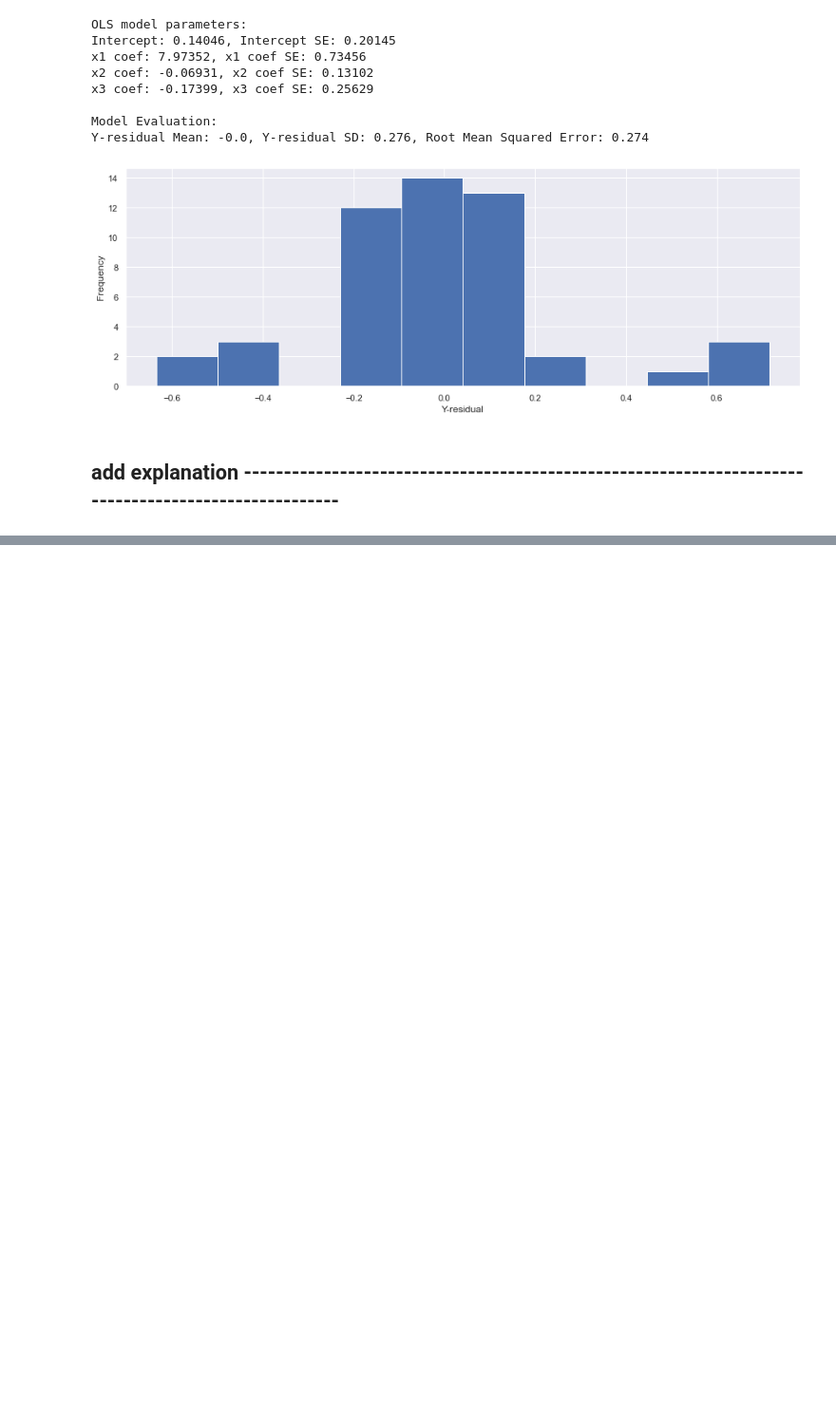
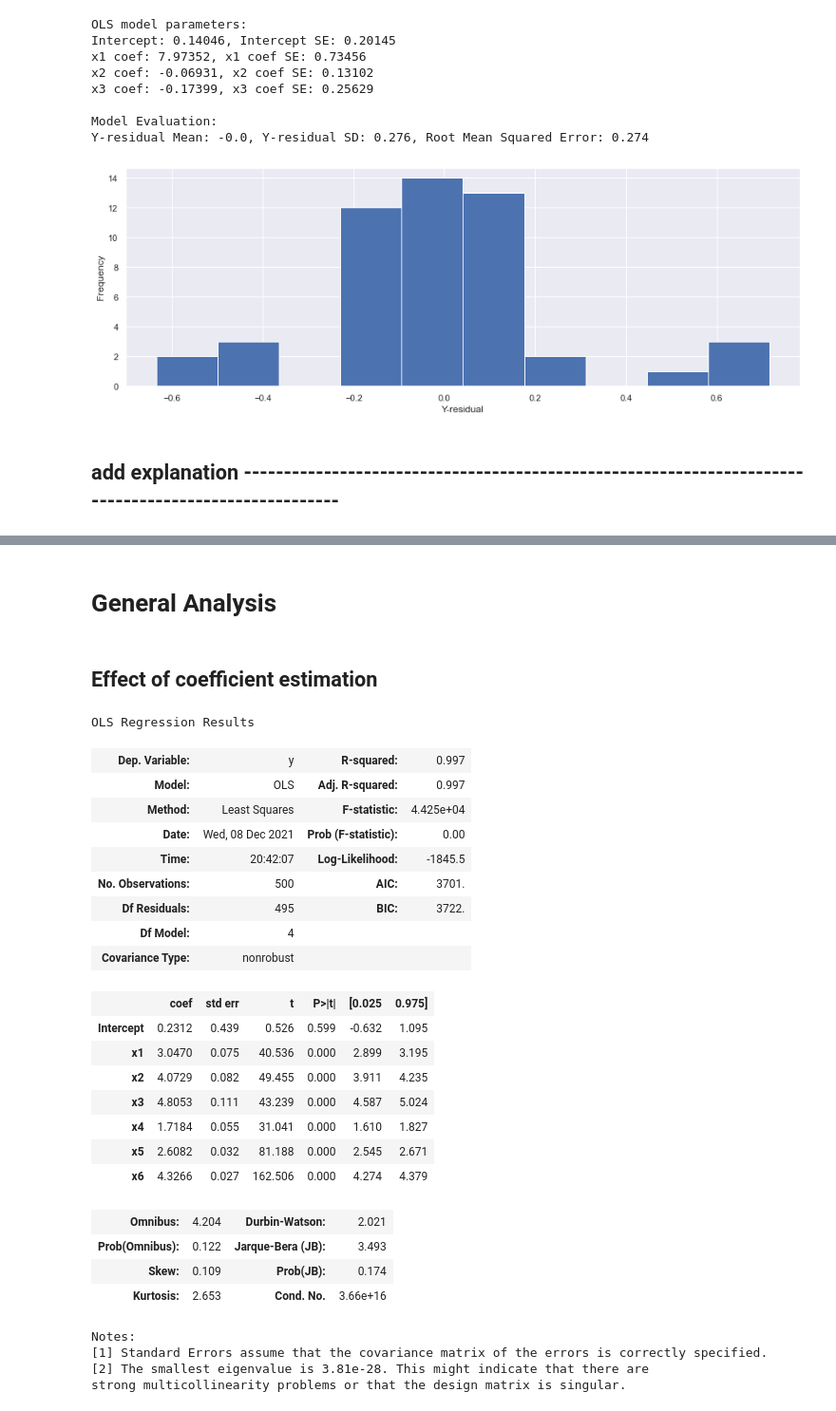
Before and after one commit to PriyankaVelagala/INM702, a Jupyter notebook: Task2/Task 2-FinalDraft.ipynb, the cells around one changed output, grey strips where cells are left out. Shown at 95% size. Saved outputs shown, nothing was run; the diff lists cells and outputs as text; code cells hidden in the pictures; blank space fills up the shorter version.

```diff
--- a/Task2/Task 2-FinalDraft.ipynb
+++ b/Task2/Task 2-FinalDraft.ipynb
@@ -525,3 +526,7 @@ OLS Regression Results
 | Kurtosis: | 7.787 | Cond. No. | 425. |
 Notes:
 [1] Standard Errors assume that the covariance matrix of the errors is correctly specified.
+# %% [markdown]
+# General Analysis
+# %% [markdown]
+## Effect of coefficient estimation
@@ -527,0 +535,40 @@ Notes:
+# %%
+#generate data
+data = generate_data(4, [-10,-10,-10, -10],  [10, 10,10,10], 0, 10, 500, 1023)
+data['x4'] = data['x4'] + data['x3'] + data['x2'] # depends on x4, x3, x2
+data['x5'] = data['x2']*(3) + data['x3']*(-2) # depends on x2, x3
+data['x6'] = data['x4'] + data['x5'] # depends on x2,x3,x4,x5
+
+LINE_PARAMETERS = [3,4,5,6, 7, 8]
+data['y'] = calculate_y(data, 5, LINE_PARAMETERS )
+#fit using OLS model
+result = sm.ols(formula='y ~ x1 + x2 + x3 + x4 + x5 + x6', data=data).fit()
+result.summary()
+#print_OLS_result(result)
+# %% [output]
+OLS Regression Results
+| Dep. Variable: | y | R-squared: | 0.997 |
+| Model: | OLS | Adj. R-squared: | 0.997 |
+| Method: | Least Squares | F-statistic: | 4.425e+04 |
+| Date: | Wed, 08 Dec 2021 | Prob (F-statistic): | 0.00 |
+| Time: | 20:42:07 | Log-Likelihood: | -1845.5 |
+| No. Observations: | 500 | AIC: | 3701. |
+| Df Residuals: | 495 | BIC: | 3722. |
+| Df Model: | 4 |  |  |
+| Covariance Type: | nonrobust |  |  |
+|  | coef | std err | t | P>|t| | [0.025 | 0.975] |
+| Intercept | 0.2312 | 0.439 | 0.526 | 0.599 | -0.632 | 1.095 |
+| x1 | 3.0470 | 0.075 | 40.536 | 0.000 | 2.899 | 3.195 |
+| x2 | 4.0729 | 0.082 | 49.455 | 0.000 | 3.911 | 4.235 |
+| x3 | 4.8053 | 0.111 | 43.239 | 0.000 | 4.587 | 5.024 |
+| x4 | 1.7184 | 0.055 | 31.041 | 0.000 | 1.610 | 1.827 |
+| x5 | 2.6082 | 0.032 | 81.188 | 0.000 | 2.545 | 2.671 |
+| x6 | 4.3266 | 0.027 | 162.506 | 0.000 | 4.274 | 4.379 |
+| Omnibus: | 4.204 | Durbin-Watson: | 2.021 |
+| Prob(Omnibus): | 0.122 | Jarque-Bera (JB): | 3.493 |
+| Skew: | 0.109 | Prob(JB): | 0.174 |
+| Kurtosis: | 2.653 | Cond. No. | 3.66e+16 |
+Notes:
+[1] Standard Errors assume that the covariance matrix of the errors is correctly specified.
+[2] The smallest eigenvalue is 3.81e-28. This might indicate that there are
+strong multicollinearity problems or that the design matrix is singular.
```
Also changed, not shown: parts of 29 cells of this notebook, 1 other file.
